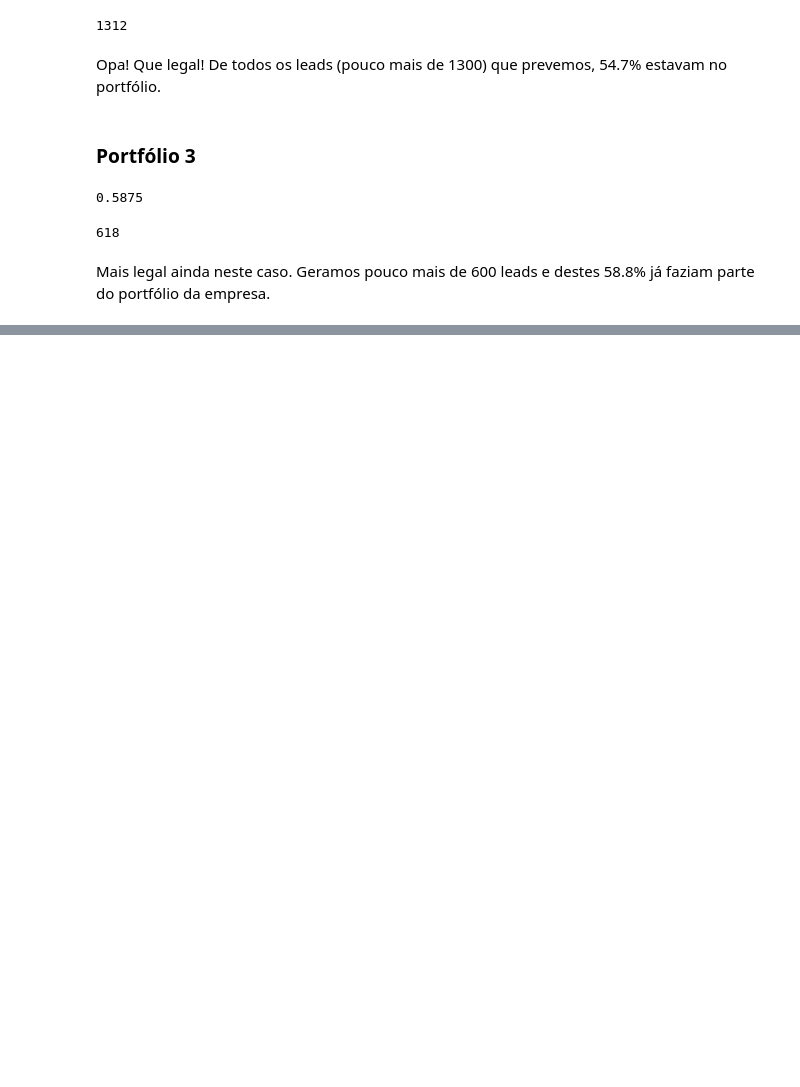
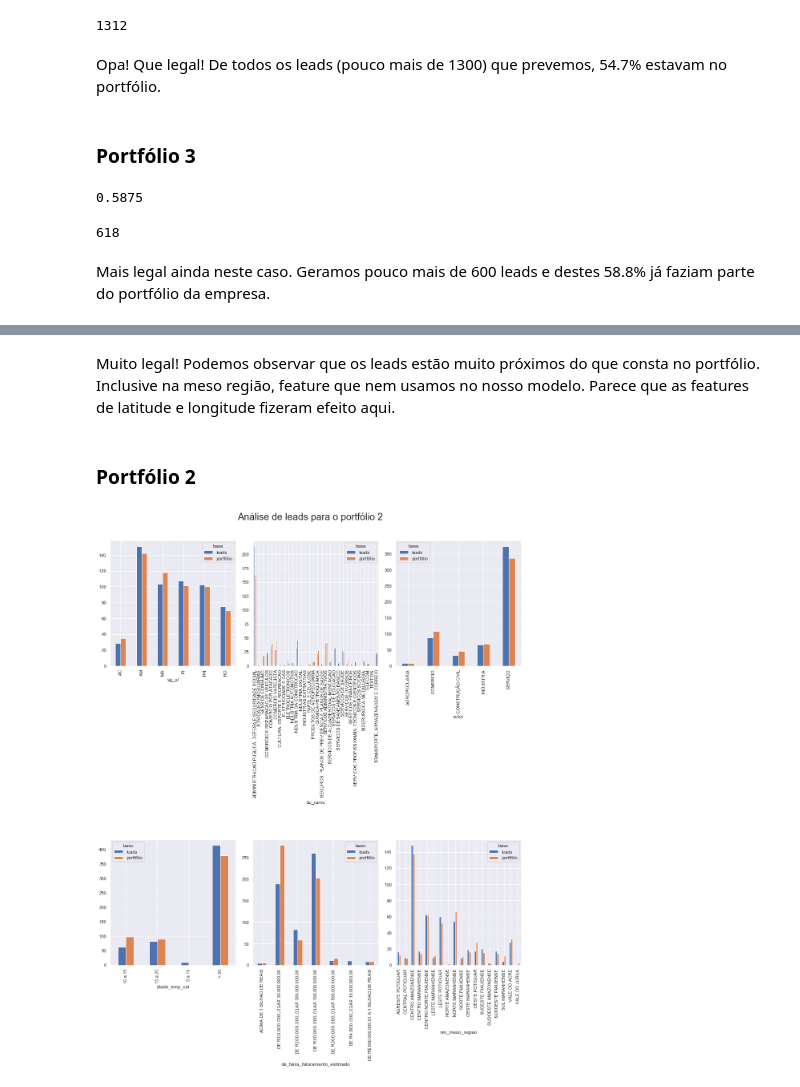
Before and after one commit to pvoloshyn/AceleraDev-DS2020, a Jupyter notebook: projeto/notebooks/Leads Predictor.ipynb, the cells around one changed output, grey strips where cells are left out. Cells and saved outputs as stored; diff of their text form; code cells hidden in the pictures; blank space fills up the shorter version.

```diff
--- a/projeto/notebooks/Leads Predictor.ipynb
+++ b/projeto/notebooks/Leads Predictor.ipynb
@@ -638,0 +722,11 @@ Mais legal ainda neste caso. Geramos pouco mais de 600 leads e destes 58.8% já
+# %% [markdown]
+Muito legal! Podemos observar que os leads estão muito próximos do que consta no portfólio. Inclusive na meso região, feature que nem usamos no nosso modelo. Parece que as features de latitude e longitude fizeram efeito aqui.
+# %% [markdown]
+### Portfólio 2
+# %%
+pf2 = pd.merge(pf2[['id']], market_original, on='id', how='inner')
+leads = generate_leads(pf2, n_leads=pf2.shape[0])
+leads_df = get_market_info(leads, market_original)
+gen_comparative(pf2, leads_df, comparative_cols[1:], cols=3, title='Análise de leads para o portfólio 2')
+# %% [output]
+[figure, added]
```
Also changed, not shown: parts of 13 cells of this notebook.
